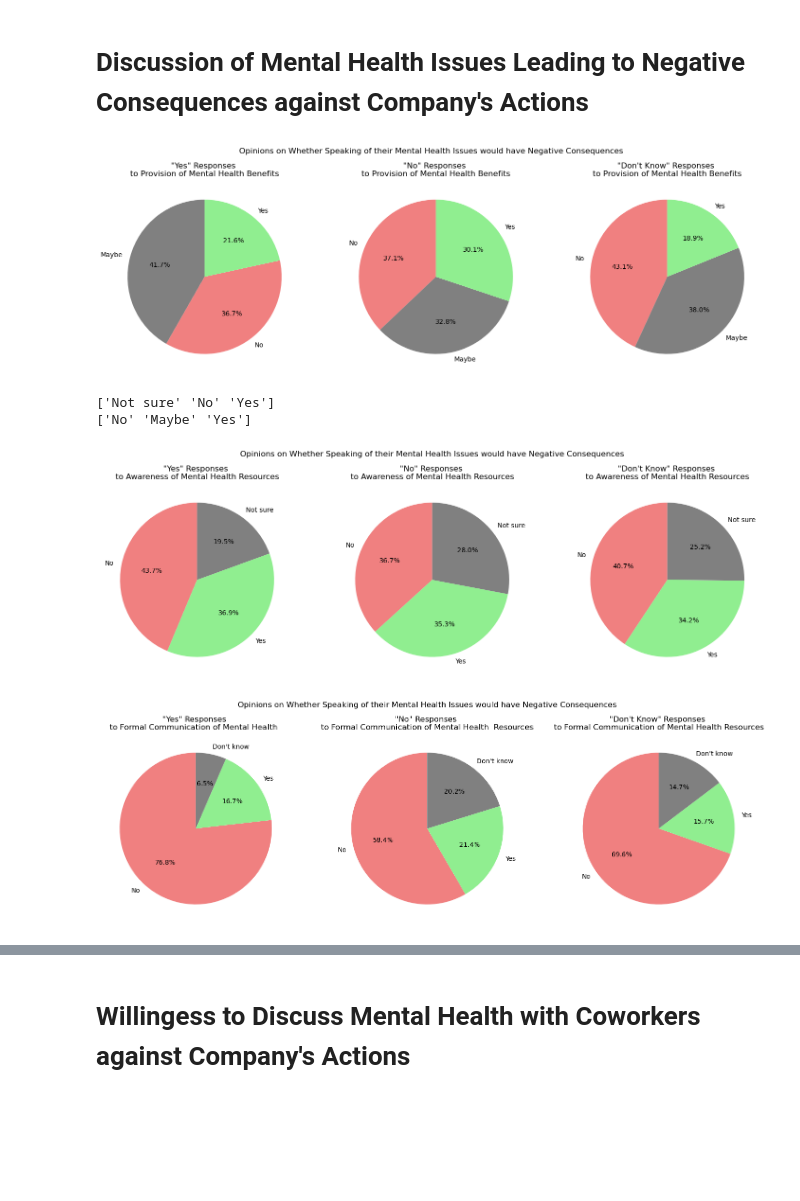
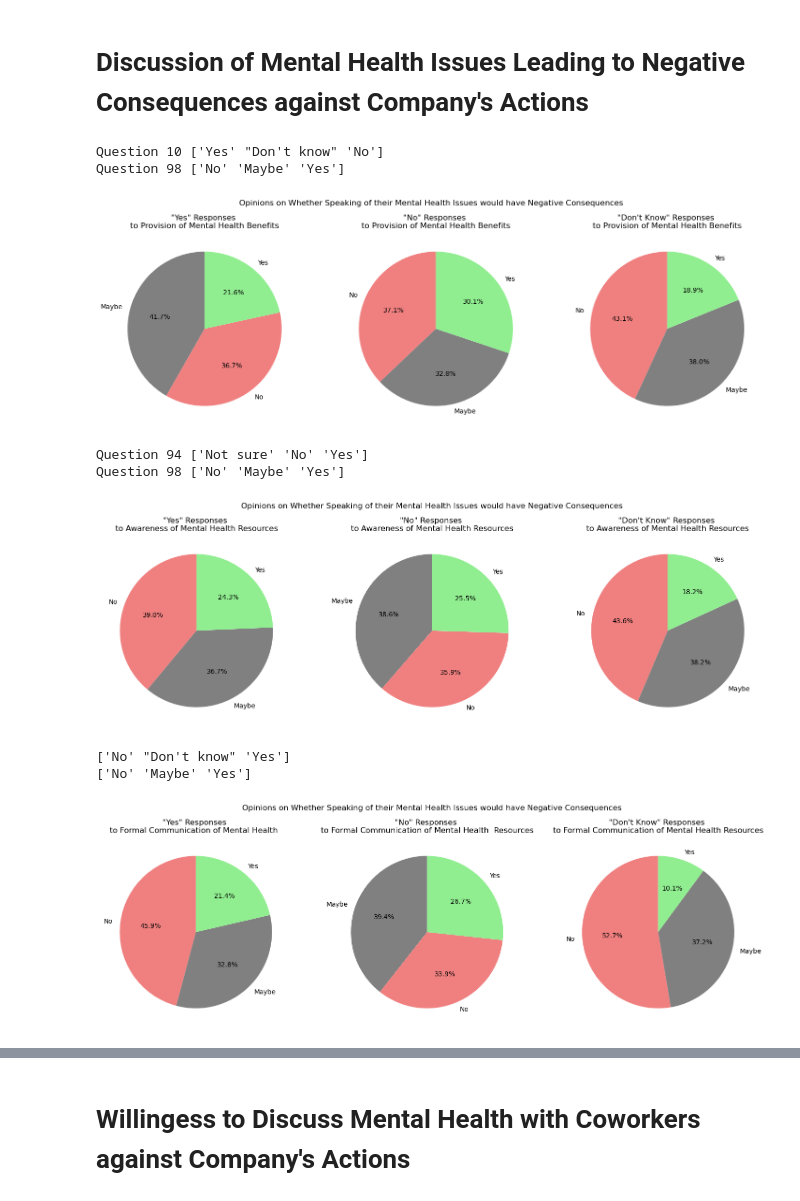
Before and after one commit to Itsamesamir/COMP0031, a Jupyter notebook: mentalHealth/Sachi - Company Actions/Sachi.ipynb, the cells around one changed output, grey strips where cells are left out. Saved outputs shown, nothing was run; the diff lists cells and outputs as text; code cells hidden in the pictures; blank space fills up the shorter version.

Commit message:
finished graphs

```diff
--- a/mentalHealth/Sachi - Company Actions/Sachi.ipynb
+++ b/mentalHealth/Sachi - Company Actions/Sachi.ipynb
@@ -215,24 +215,24 @@ userid_q10 = data[(data['QuestionID'] == 10)]
 
 userid_q98= data[(data['QuestionID'] == 98)]
 
-merged_q10_q98 = pd.merge(userid_q10, userid_q98[['UserID', 'AnswerText']], on='UserID', how='inner')
+merged_q10_q98 = pd.merge(userid_q10, userid_q98[['UserID', 'AnswerText']], on='UserID', how='inner', suffixes = ('_q10', '_q98'))
 
 # print(merged_q10_q98)
 
 # Out of those who answered 'Yes' to "Does your employer provide mental health benefits as part of healthcare coverage?",
 # what is the proportion of people who think Do you think that discussing a mental health issue with your employer would have negative consequences?
 
-# print(merged_q10_q98['AnswerText_x'].unique())
-# print(merged_q10_q98['AnswerText_y'].unique())
+print("Question 10", merged_q10_q98['AnswerText_q10'].unique())
+print("Question 98", merged_q10_q98['AnswerText_q98'].unique())
 
-yes_responses_q10_q98 = merged_q10_q98[merged_q10_q98['AnswerText_x'] == 'Yes']
-yes_responses_q10_q98_y = yes_responses_q10_q98['AnswerText_y'].value_counts(normalize=True)
+yes_responses_q10_q98 = merged_q10_q98[merged_q10_q98['AnswerText_q10'] == 'Yes']
+yes_responses_q10_q98_y = yes_responses_q10_q98['AnswerText_q98'].value_counts(normalize=True)
 
-no_responses_q10_q98 = merged_q10_q98[merged_q10_q98['AnswerText_x'] == 'No']
-no_responses_q10_q98_y = no_responses_q10_q98['AnswerText_y'].value_counts(normalize=True)
+no_responses_q10_q98 = merged_q10_q98[merged_q10_q98['AnswerText_q10'] == 'No']
+no_responses_q10_q98_y = no_responses_q10_q98['AnswerText_q98'].value_counts(normalize=True)
 
-dknow_responses_q10_q98 = merged_q10_q98[merged_q10_q98['AnswerText_x'] == 'Don\'t know']
-dknow_responses_q10_q98_y = dknow_responses_q10_q98['AnswerText_y'].value_counts(normalize=True)
+dknow_responses_q10_q98 = merged_q10_q98[merged_q10_q98['AnswerText_q10'] == 'Don\'t know']
+dknow_responses_q10_q98_y = dknow_responses_q10_q98['AnswerText_q98'].value_counts(normalize=True)
 
 color_mapping= {'Yes': 'lightgreen', 'No': 'lightcoral', 'Maybe': 'grey'}
 
@@ -254,6 +254,8 @@ axes[2].set_title('"Don\'t Know" Responses \nto Provision of Mental Health Benef
 fig.suptitle("Opinions on Whether Speaking of their Mental Health Issues would have Negative Consequences\n")
 plt.tight_layout()
 # %% [output]
+Question 10 ['Yes' "Don't know" 'No']
+Question 98 ['No' 'Maybe' 'Yes']
 [figure]
 # %%
 # Question 98 :  Do you think that discussing a mental health issue with your employer would have negative consequences?
@@ -271,45 +273,45 @@ userid_q98= data[(data['QuestionID'] == 98)]
 
 merged_q94_q14_q98 = pd.merge(userid_q94, userid_q98[['UserID', 'AnswerText']], on='UserID', suffixes=('_q94', '_q98'))
 # print(merged_q94_q14_q98)
 
-print(merged_q94_q14_q98['AnswerText_q94'].unique())
-print(merged_q94_q14_q98['AnswerText_q98'].unique())
+print("Question 94", merged_q94_q14_q98['AnswerText_q94'].unique())
+print("Question 98", merged_q94_q14_q98['AnswerText_q98'].unique())
 
 merged_q94_q14_q98 = merged_q94_q14_q98.dropna(subset=['AnswerText_q94'])
 merged_q94_q14_q98 = merged_q94_q14_q98.dropna(subset=['AnswerText_q98'])
 
-yes_responses_q94_q98 = merged_q94_q14_q98[merged_q94_q14_q98['AnswerText_q98'] == 'Yes']
-yes_responses_q94_q98_y = yes_responses_q94_q98['AnswerText_q94'].value_counts(normalize=True)
+yes_responses_q94_q98 = merged_q94_q14_q98[merged_q94_q14_q98['AnswerText_q94'] == 'Yes']
+yes_responses_q94_q98_y = yes_responses_q94_q98['AnswerText_q98'].value_counts(normalize=True)
 
-no_responses_q94_q98 = merged_q94_q14_q98[merged_q94_q14_q98['AnswerText_q98'] == 'No']
-no_responses_q94_q98_y = no_responses_q94_q98['AnswerText_q94'].value_counts(normalize=True)
+no_responses_q94_q98 = merged_q94_q14_q98[merged_q94_q14_q98['AnswerText_q94'] == 'No']
+no_responses_q94_q98_y = no_responses_q94_q98['AnswerText_q98'].value_counts(normalize=True)
 
-dknow_responses_q94_q98 = merged_q94_q14_q98[merged_q94_q14_q98['AnswerText_q98'] == 'Maybe']
-dknow_responses_q94_q98_y = dknow_responses_q94_q98['AnswerText_q94'].value_counts(normalize=True)
+dknow_responses_q94_q98 = merged_q94_q14_q98[merged_q94_q14_q98['AnswerText_q94'] == 'Not sure']
+dknow_responses_q94_q98_y = dknow_responses_q94_q98['AnswerText_q98'].value_counts(normalize=True)
 
-color_mapping= {'Yes': 'lightgreen', 'No': 'lightcoral', 'Not sure': 'grey'}
+color_mapping= {'Yes': 'lightgreen', 'No': 'lightcoral', 'Maybe': 'grey'}
 
 # Create a figure with subplots
 fig, axes = plt.subplots(1, 3, figsize=(15, 5))
 
 # Plot the first pie chart for AnswerText_y
 axes[0].pie(yes_responses_q94_q98_y, labels=yes_responses_q94_q98_y.index, autopct='%1.1f%%', startangle=90, colors=yes_responses_q94_q98_y.index.map(color_mapping))
 axes[0].set_title('"Yes" Responses \nto Awareness of Mental Health Resources')
 
 # Plot the second pie chart for AnswerText_z
 axes[1].pie(no_responses_q94_q98_y, labels=no_responses_q94_q98_y.index, autopct='%1.1f%%', startangle=90, colors=no_responses_q94_q98_y.index.map(color_mapping))
 axes[1].set_title('"No" Responses \nto Awareness of Mental Health Resources')
 
 # Plot the first pie chart for AnswerText_y
 axes[2].pie(dknow_responses_q94_q98_y, labels=dknow_responses_q94_q98_y.index, autopct='%1.1f%%', startangle=90, colors=dknow_responses_q94_q98_y.index.map(color_mapping))
 axes[2].set_title('"Don\'t Know" Responses \nto Awareness of Mental Health Resources')
 
 fig.suptitle("Opinions on Whether Speaking of their Mental Health Issues would have Negative Consequences\n")
 plt.tight_layout()
 # %% [output]
-['Not sure' 'No' 'Yes']
-['No' 'Maybe' 'Yes']
+Question 94 ['Not sure' 'No' 'Yes']
+Question 98 ['No' 'Maybe' 'Yes']
-[figure, old version]
+[figure, new version]
 # %%
 # Question 98 :  Do you think that discussing a mental health issue with your employer would have negative consequences?
 # ---
@@ -335,16 +337,16 @@ merged_q95_q15_q98 = merged_q95_q15_q98.dropna(subset=['AnswerText_q98'])
 
 # merged_q95_q15_q98.value_counts()
 
-yes_responses_q95_q98 = merged_q95_q15_q98[merged_q95_q15_q98['AnswerText_q98'] == 'Yes']
-yes_responses_q95_q98_y = yes_responses_q95_q98['AnswerText_q95'].value_counts(normalize=True)
+yes_responses_q95_q98 = merged_q95_q15_q98[merged_q95_q15_q98['AnswerText_q95'] == 'Yes']
+yes_responses_q95_q98_y = yes_responses_q95_q98['AnswerText_q98'].value_counts(normalize=True)
 
-no_responses_q95_q98 = merged_q95_q15_q98[merged_q95_q15_q98['AnswerText_q98'] == 'No']
-no_responses_q95_q98_y = no_responses_q95_q98['AnswerText_q95'].value_counts(normalize=True)
+no_responses_q95_q98 = merged_q95_q15_q98[merged_q95_q15_q98['AnswerText_q95'] == 'No']
+no_responses_q95_q98_y = no_responses_q95_q98['AnswerText_q98'].value_counts(normalize=True)
 
-dknow_responses_q95_q98 = merged_q95_q15_q98[merged_q95_q15_q98['AnswerText_q98'] == 'Maybe']
-dknow_responses_q95_q98_y = dknow_responses_q95_q98['AnswerText_q95'].value_counts(normalize=True)
+dknow_responses_q95_q98 = merged_q95_q15_q98[merged_q95_q15_q98['AnswerText_q95'] == 'Don\'t know']
+dknow_responses_q95_q98_y = dknow_responses_q95_q98['AnswerText_q98'].value_counts(normalize=True)
 
-color_mapping= {'Yes': 'lightgreen', 'No': 'lightcoral', 'Don\'t know': 'grey'}
+color_mapping= {'Yes': 'lightgreen', 'No': 'lightcoral', 'Maybe': 'grey'}
 
 # Create a figure with subplots
 fig, axes = plt.subplots(1, 3, figsize=(15, 5))
@@ -364,7 +366,9 @@ axes[2].set_title('"Don\'t Know" Responses \nto Formal Communication of Mental H
 fig.suptitle("Opinions on Whether Speaking of their Mental Health Issues would have Negative Consequences\n")
 plt.tight_layout()
 # %% [output]
+['No' "Don't know" 'Yes']
+['No' 'Maybe' 'Yes']
-[figure, old version]
+[figure, new version]
 # %%
 # Question 98 :  Do you think that discussing a mental health issue with your employer would have negative consequences?
 # ---
```
Also changed, not shown: parts of 2 cells of this notebook, 6 other files.
